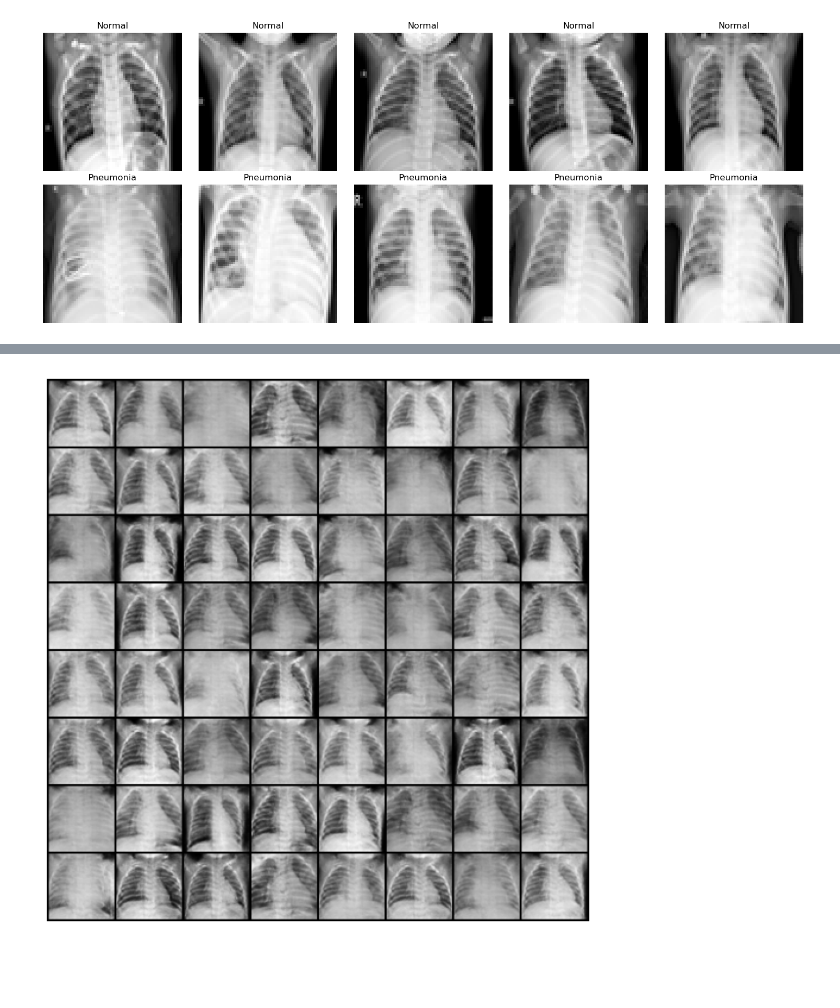
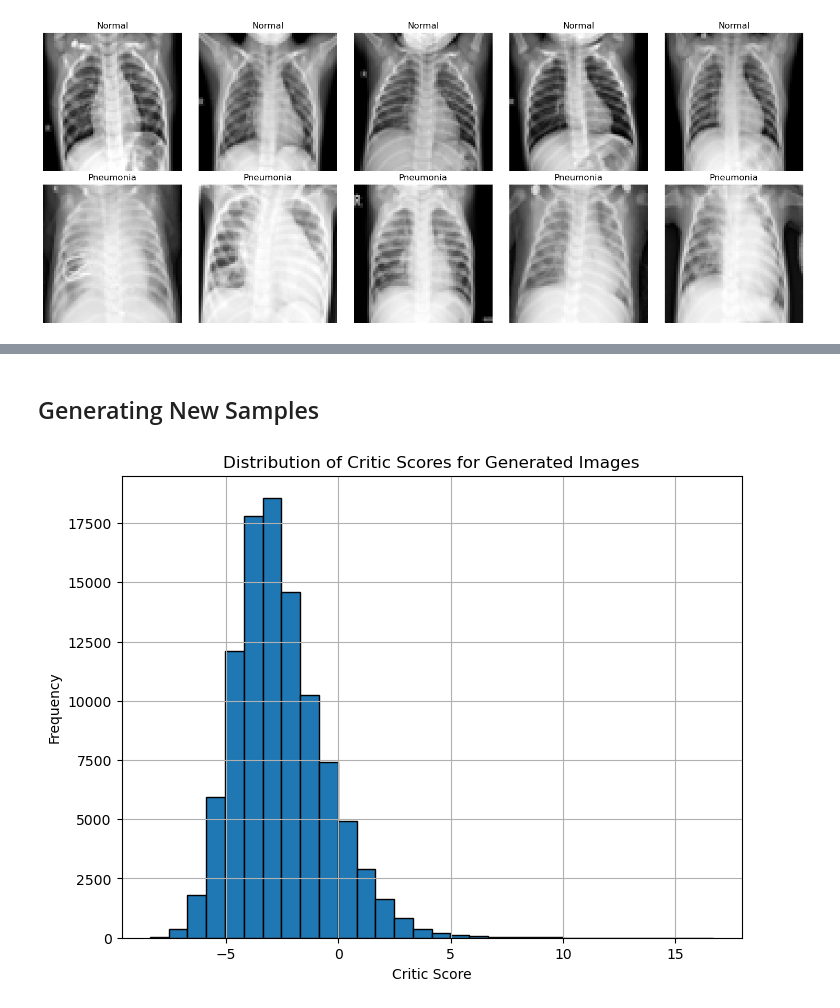
Before and after one commit to Syed-A-Naqvi/machine_learning, a Jupyter notebook: python_machine_learning/pytorch/x_ray_classification_project/Chest_X_Ray_Image_Classification.ipynb, the cells around one changed output, grey strips where cells are left out. Saved outputs shown, nothing was run; the diff lists cells and outputs as text; code cells hidden in the pictures; blank space fills up the shorter version.

```diff
--- a/python_machine_learning/pytorch/x_ray_classification_project/Chest_X_Ray_Image_Classification.ipynb
+++ b/python_machine_learning/pytorch/x_ray_classification_project/Chest_X_Ray_Image_Classification.ipynb
@@ -185,19 +440,0 @@ class Discriminator(nn.Module):
-# %%
-G = Generator(latent_dim, channels_img).to(device)
-D = Discriminator(channels_img).to(device)
-
-# Initialize weights according to DCGAN paper
-def weights_init(m):
-    if isinstance(m, nn.ConvTranspose2d) or isinstance(m, nn.Conv2d):
-        nn.init.normal_(m.weight.data, 0.0, 0.02)
-    if isinstance(m, nn.BatchNorm2d):
-        nn.init.normal_(m.weight.data, 1.0, 0.02)
-        nn.init.constant_(m.bias.data, 0)
-
-G.apply(weights_init)
-D.apply(weights_init)
-
-optimizerG = optim.Adam(G.parameters(), lr=learning_rate, betas=(beta1, 0.999))
-optimizerD = optim.Adam(D.parameters(), lr=learning_rate, betas=(beta1, 0.999))
-
-criterion = nn.BCELoss()
@@ -265,13 +477,26 @@ Epoch [49/50] Batch 0/82                   Loss D: 0.2104, Loss G: 4.4665
-# %%
-G.eval()
-with torch.no_grad():
-    fixed_noise = torch.randn(64, latent_dim, 1, 1, device=device)
-    fake_images = G(fixed_noise).cpu()  # shape [64, 1, 64, 64]
-    # Denormalize if needed: fake_images = fake_images * 0.5 + 0.5
-    grid = torchvision.utils.make_grid(fake_images, normalize=True)
-    plt.figure(figsize=(8,8))
-    plt.imshow(grid.permute(1, 2, 0).detach().numpy())
-    plt.axis('off')
-    plt.show()
-# %% [output]
-[figure, removed]
+# %% [markdown]
+## Generating New Samples
+# %%
+G.eval()
+D.eval()
+
+num_samples = 100000
+scores = []
+
+with torch.no_grad():
+    for _ in range(num_samples):
+        noise = torch.randn(1, latent_dim, 1, 1, device=device)
+        fake_image = G(noise)  # Fake image in [-1,1]
+        score = D(fake_image).item()
+        scores.append(score)
+
+# Plot the histogram of critic scores
+plt.figure(figsize=(8,6))
+plt.hist(scores, bins=30, edgecolor='black')
+plt.title("Distribution of Critic Scores for Generated Images")
+plt.xlabel("Critic Score")
+plt.ylabel("Frequency")
+plt.grid(True)
+plt.show()
+# %% [output]
+[figure, added]
```
Also changed, not shown: parts of 30 cells of this notebook, 3 other files.
